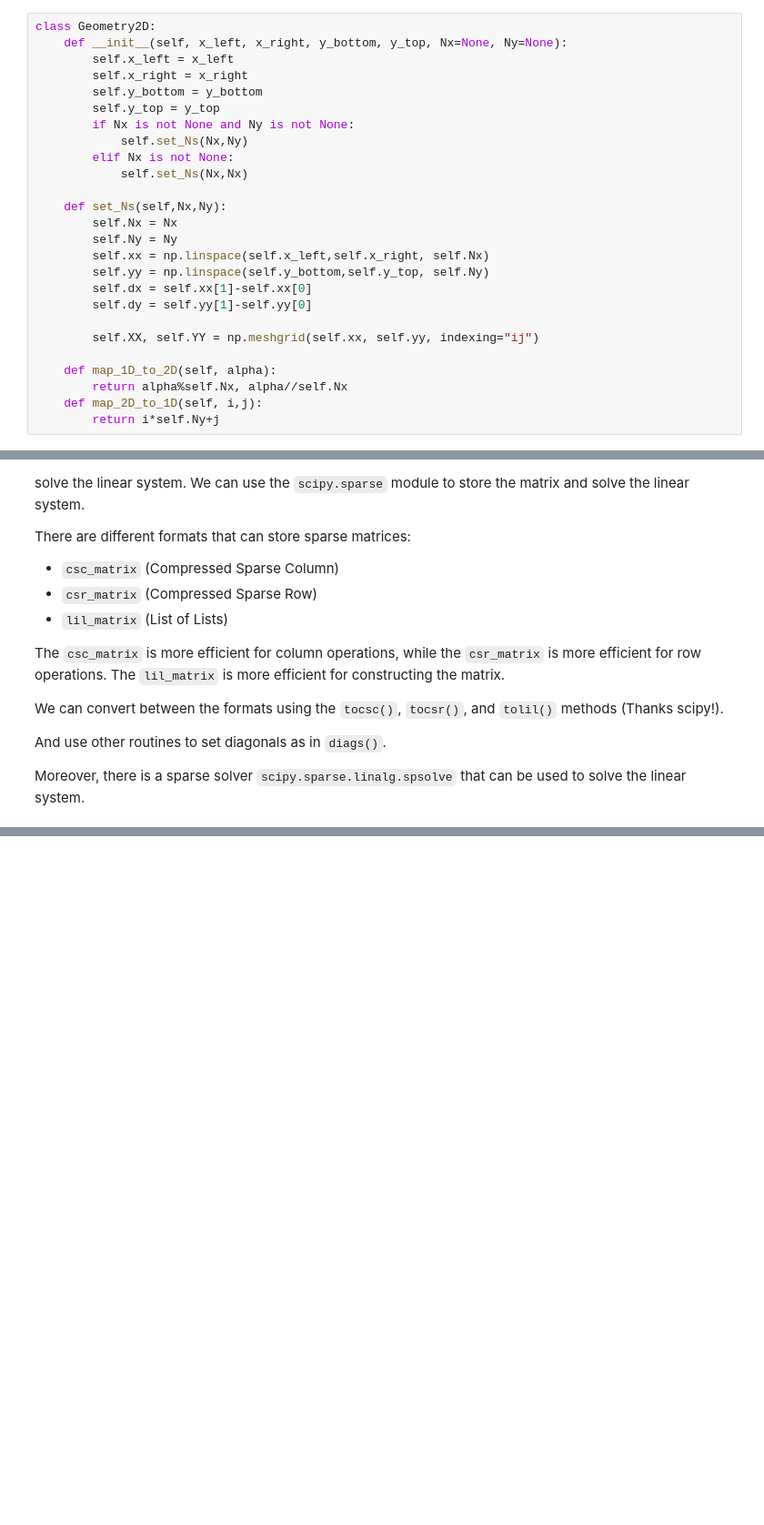
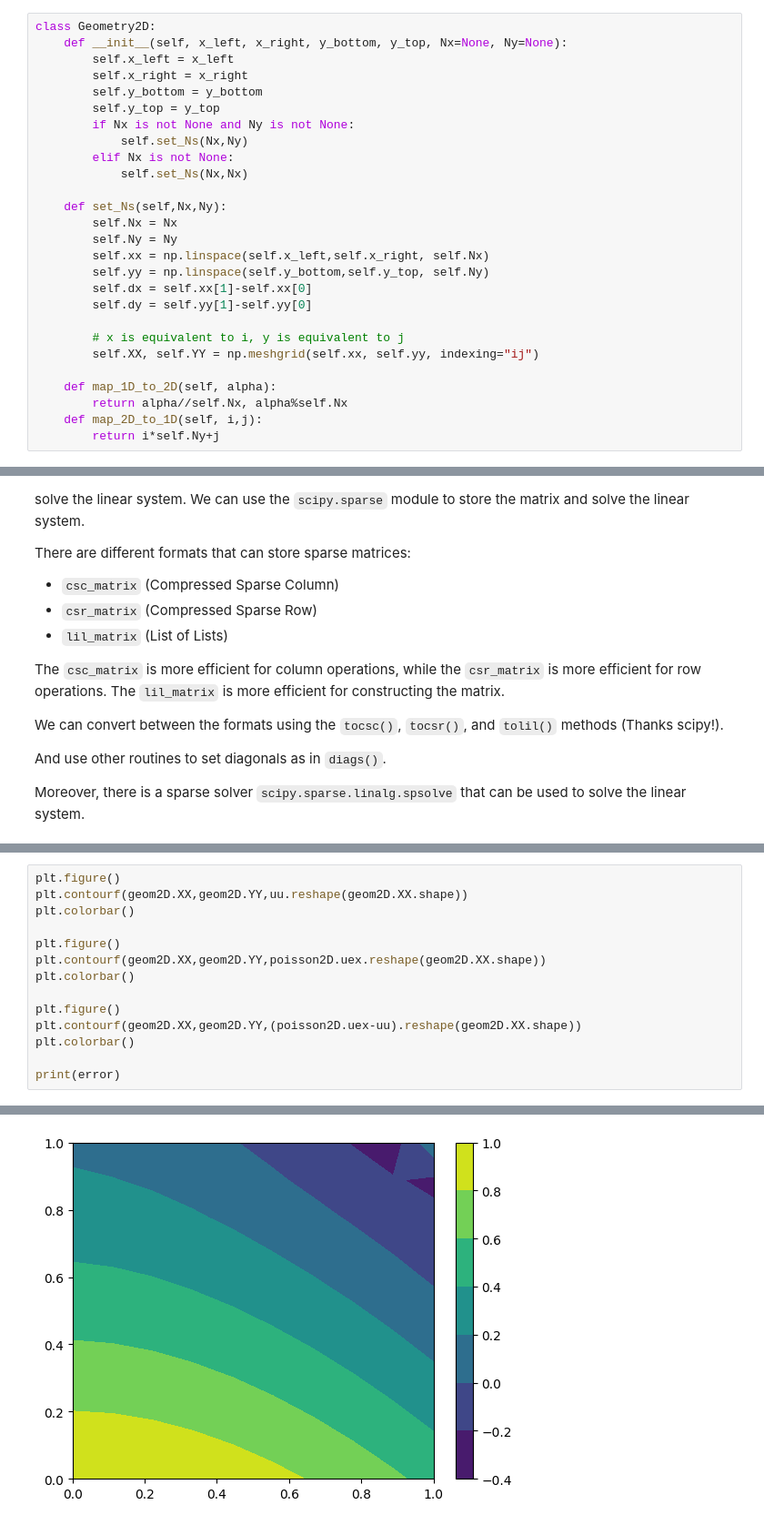
Before and after one commit to lordPachy/acsai, a Jupyter notebook: Scientific Computing/Theory/02_poisson_FD.ipynb, the cells around one changed output, grey strips where cells are left out. Shown: that part at 91% size. Cells and saved outputs as stored; diff of their text form; blank space fills up the shorter version.

Commit message:
poisson 2d

```diff
--- a/Scientific Computing/Theory/02_poisson_FD.ipynb
+++ b/Scientific Computing/Theory/02_poisson_FD.ipynb
@@ -659,10 +674,11 @@ class Geometry2D:
         self.dx = self.xx[1]-self.xx[0]
         self.dy = self.yy[1]-self.yy[0]
 
+        # x is equivalent to i, y is equivalent to j
         self.XX, self.YY = np.meshgrid(self.xx, self.yy, indexing="ij")
 
     def map_1D_to_2D(self, alpha):
-        return alpha%self.Nx, alpha//self.Nx
+        return alpha//self.Nx, alpha%self.Nx
     def map_2D_to_1D(self, i,j):
         return i*self.Ny+j
 # %%
@@ -996,0 +1170,15 @@ print(poisson2D.A.nnz)
+# %%
+plt.figure()
+plt.contourf(geom2D.XX,geom2D.YY,uu.reshape(geom2D.XX.shape))
+plt.colorbar()
+
+plt.figure()
+plt.contourf(geom2D.XX,geom2D.YY,poisson2D.uex.reshape(geom2D.XX.shape))
+plt.colorbar()
+
+plt.figure()
+plt.contourf(geom2D.XX,geom2D.YY,(poisson2D.uex-uu).reshape(geom2D.XX.shape))
+plt.colorbar()
+
+print(error)
+# %% [output]
@@ -996,0 +1186 @@ print(poisson2D.A.nnz)
+[figure, added]
```
Also changed, not shown: parts of 20 cells of this notebook, 2 other files.
